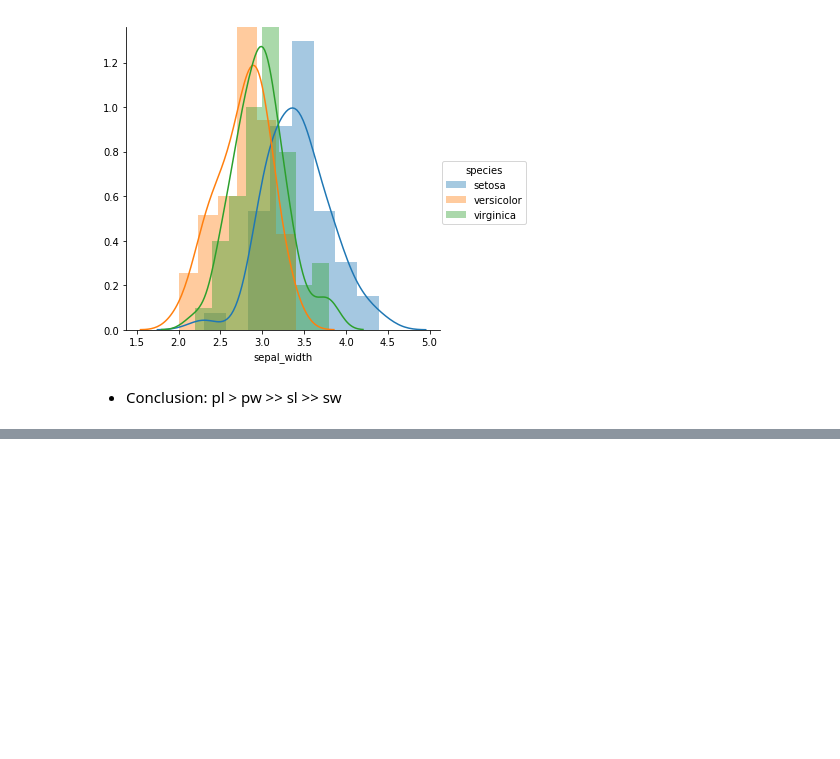
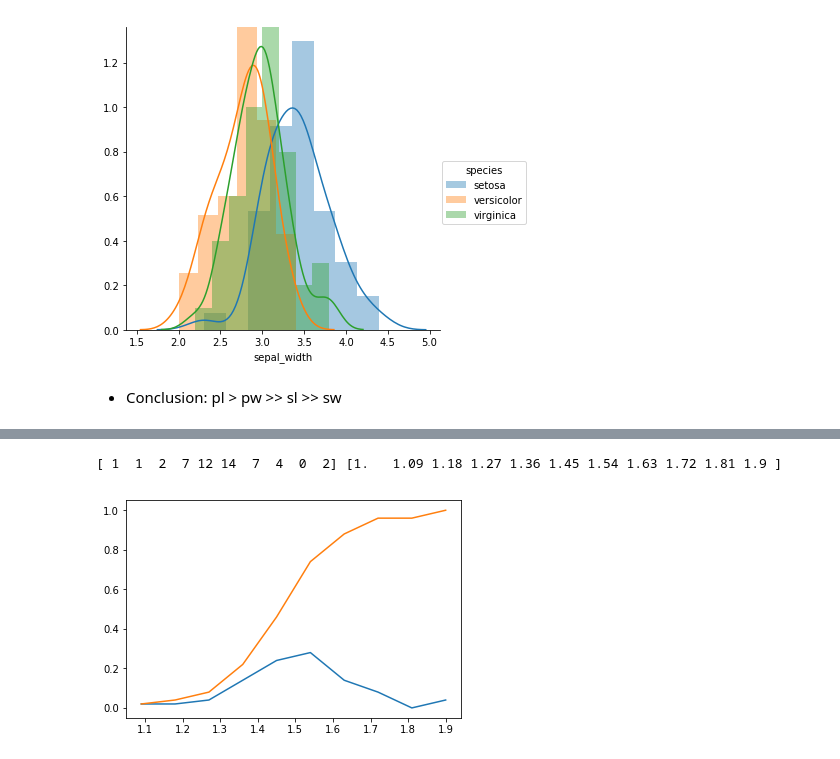
Before and after one commit to linkedafaque/Machine-Learning, a Jupyter notebook: 4. Exploratory Data Analysis (EDA)/2. Univariate Analysis, PDF, CDF.ipynb, the cells around one changed output, grey strips where cells are left out. Cells and saved outputs as stored; diff of their text form; code cells hidden in the pictures; blank space fills up the shorter version.

```diff
--- a/4. Exploratory Data Analysis (EDA)/2. Maths & Analysis.ipynb
+++ b/4. Exploratory Data Analysis (EDA)/2. Univariate Analysis, PDF, CDF.ipynb
@@ -55,0 +62,16 @@ plt.show()
+# %%
+# Computes The Counts For Each Bin
+# Density = True Returns pdf
+df_setosa = df[df['species'] == 'setosa']
+counts, bin_edges = np.histogram(df_setosa['petal_length'], bins=10, density=False)
+print(counts, bin_edges)
+# %% [output]
+[ 1  1  2  7 12 14  7  4  0  2] [1.   1.09 1.18 1.27 1.36 1.45 1.54 1.63 1.72 1.81 1.9 ]
+# %%
+pdf = counts/sum(counts)
+cdf = np.cumsum(pdf)
+plt.plot(bin_edges[1:], pdf)
+plt.plot(bin_edges[1:], cdf)
+plt.show()
+# %% [output]
+[figure, added]
```
Also changed, not shown: parts of 4 cells of this notebook, 2 other files.
